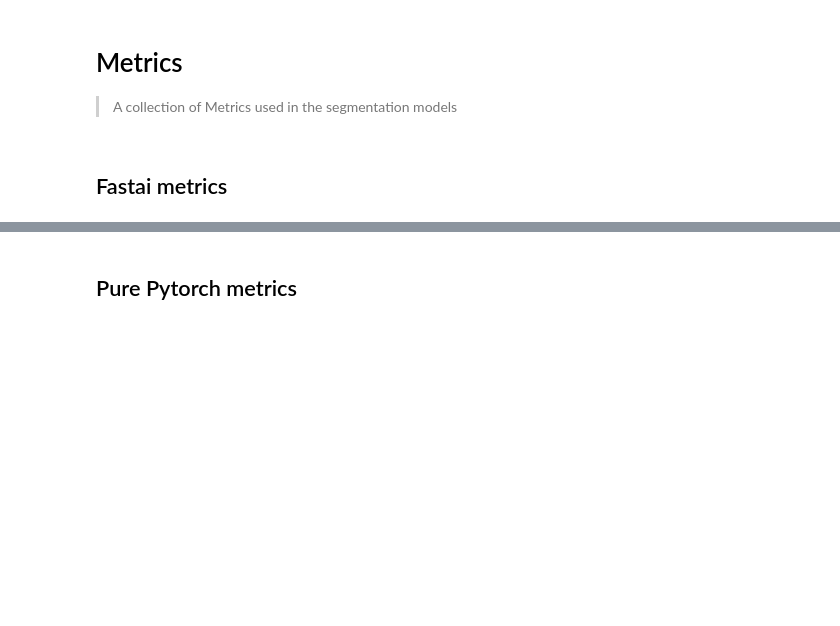
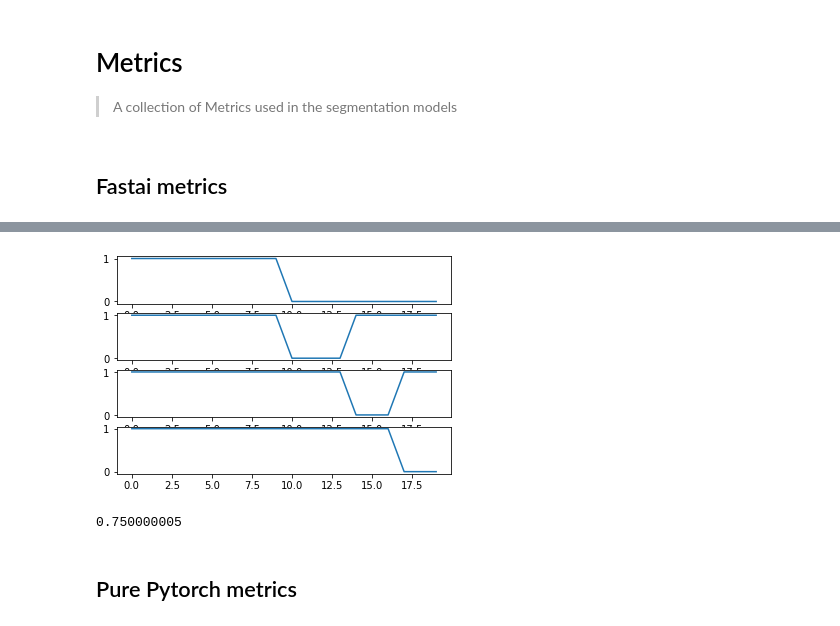
Before and after one commit to marcomatteo/steel_segmentation, a Jupyter notebook: nbs/05_metrics.ipynb, the cells around one changed output, grey strips where cells are left out. Drawn from its saved outputs; the diff is of its cells as text; code cells hidden in the pictures; blank space fills up the shorter version.

```diff
--- a/nbs/05_metrics.ipynb
+++ b/nbs/05_metrics.ipynb
@@ -104,0 +202,3 @@ def dice_forum(input: Tensor, targs: Tensor, eps: float = 1e-8):
+# %%
+n, c = targs.shape[0], pred.shape[1]
+n, c
@@ -104,0 +207,4 @@ def dice_forum(input: Tensor, targs: Tensor, eps: float = 1e-8):
+# %%
+pred = pred.argmax(dim=1).view(n, -1)
+targs = targs.view(n, -1)
+pred.shape, targs.shape
@@ -104,0 +213,7 @@ def dice_forum(input: Tensor, targs: Tensor, eps: float = 1e-8):
+# %%
+intersect, union = [], []
+for i in range(0, c):
+    inp, trgs = TensorBase(pred), TensorBase(targs)
+    intersect.append(((inp == i) & (trgs == i)).sum(-1).float())
+    union.append(((inp == i).sum(-1) + (trgs == i).sum(-1)).float())
+    print(f"Iter n.{i}\nintersect: {intersect[i]}\nunion: {union[i]}", end="\n\n")
@@ -104,0 +241,18 @@ def dice_forum(input: Tensor, targs: Tensor, eps: float = 1e-8):
+# %%
+binary_dice_scores = np.array([])
+for c in range(len(intersect)):
+    cond = union[c] == 0
+    val = 2.*(intersect[c]+eps)/(union[c]+eps)
+    val[cond] = 1
+    binary_dice_scores = np.append(binary_dice_scores, val)
+# %%
+num = 4
+fig, axs = plt.subplots(num, 1)
+for i in range(num):
+    axs[i].plot(binary_dice_scores[(i*20):((i*20)+20)])
+# %% [output]
+[figure, added]
+# %%
+binary_dice_scores.mean()
+# %% [output]
+0.750000005
```
Also changed, not shown: parts of 31 cells of this notebook, 12 other files.
